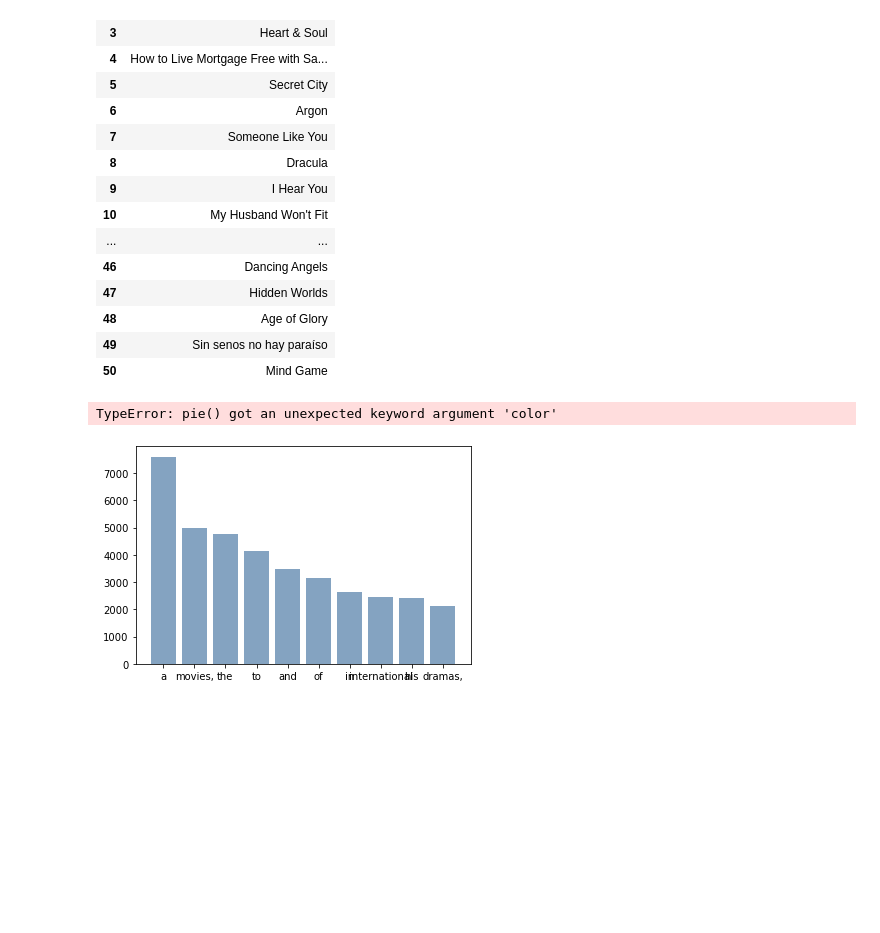
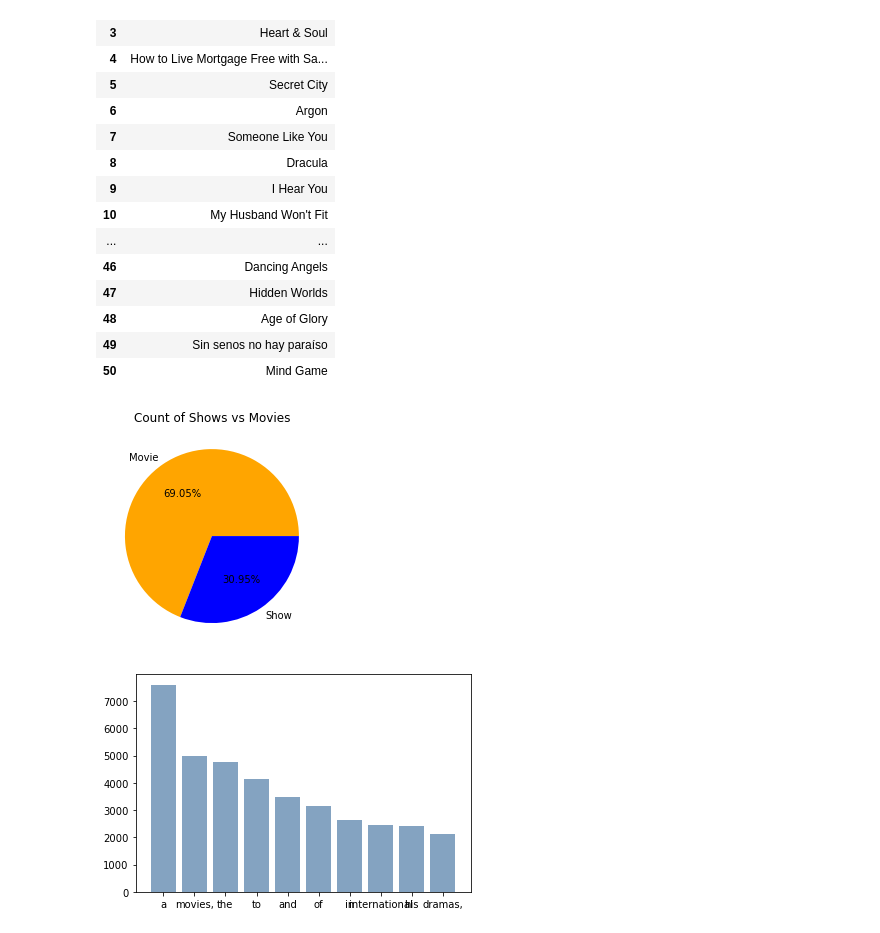
Before and after one commit to mariatan0/netflix-recommender, a Jupyter notebook: movie_show_notebook.ipynb, the cells around one changed output. Saved outputs shown, nothing was run; the diff lists cells and outputs as text; code cells hidden in the pictures; blank space fills up the shorter version.

```diff
--- a/movie_show_notebook.ipynb
+++ b/movie_show_notebook.ipynb
@@ -330,23 +330,23 @@ import matplotlib.pyplot as plt
 # %%
 #comparing percentage of shows to movies
 movie_count = df_movies['title'].count()
 show_count = df_shows['title'].count()
 x = ['Movie', 'Show']
 y = [movie_count, show_count]
-plt.pie(y, labels=x, autopct='%.2f%%', color=['yellow', 'red'])
+plt.pie(y, labels=x, autopct='%.2f%%', colors=['orange', 'blue'])
 plt.title("Count of Shows vs Movies")
 plt.show()
 #avg_rating = [avg_english_rating, avg_bengali_rating, avg_hindi_rating, avg_tamil_rating, avg_telugu_rating]
 #avg_language = ["English", "Bengali", "Hindi", "Tamil", "Telugu"]
 
 #plt.bar(avg_language, avg_rating, color=['yellow', 'red', 'green', 'blue', 'cyan'])
 #plt.xlabel("Language")
 #plt.ylabel("IMDB Rating")
 #plt.title("Average Rating For Each Language")
 
 #plt.show()
 # %% [output]
-TypeError: pie() got an unexpected keyword argument 'color'
+[figure, added]
 # %%
 movie_textcount = pd.Series(','.join(df_movies['text']).split()).value_counts()[:10]
 movie_textlist = movie_textcount.index.tolist()
```
Also changed, not shown: parts of 3 cells of this notebook.
